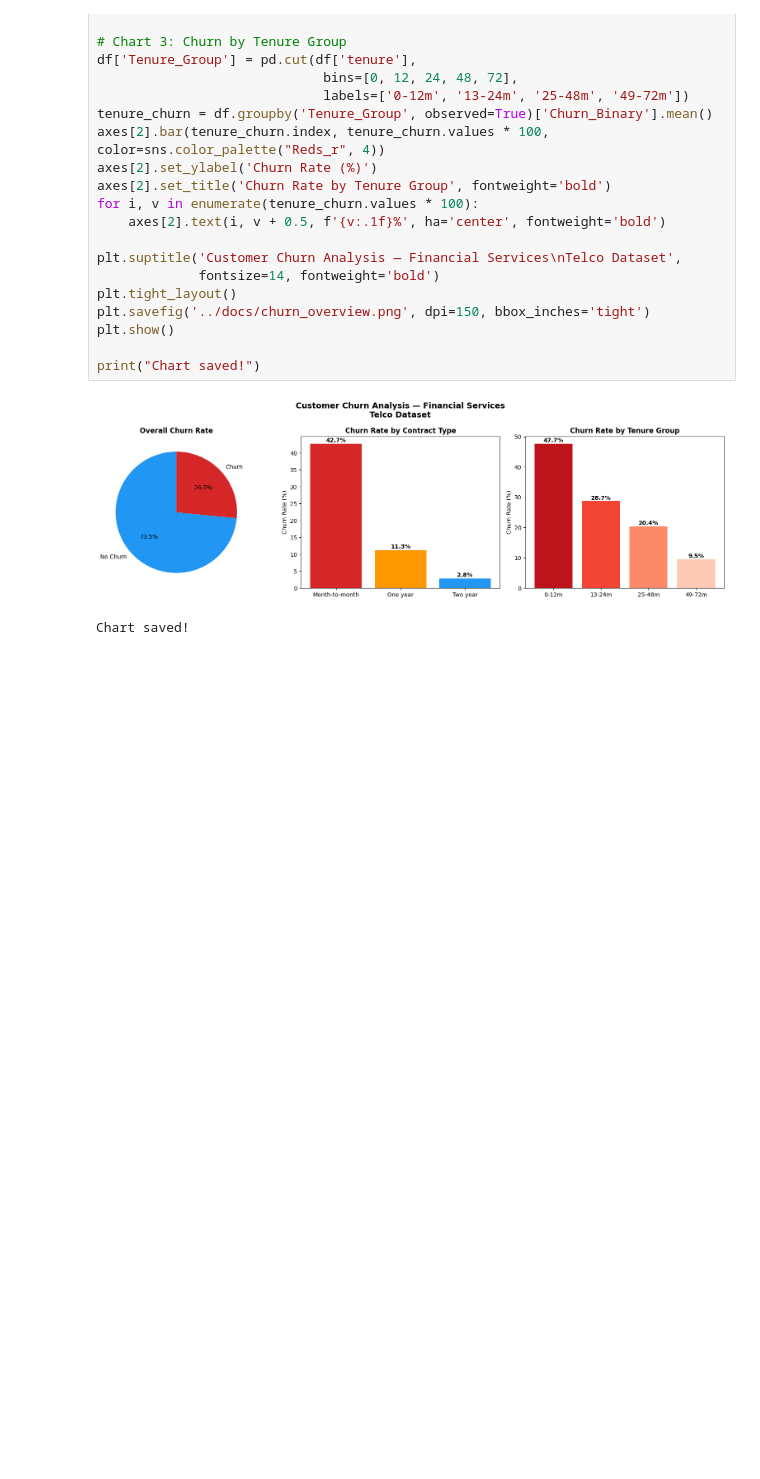
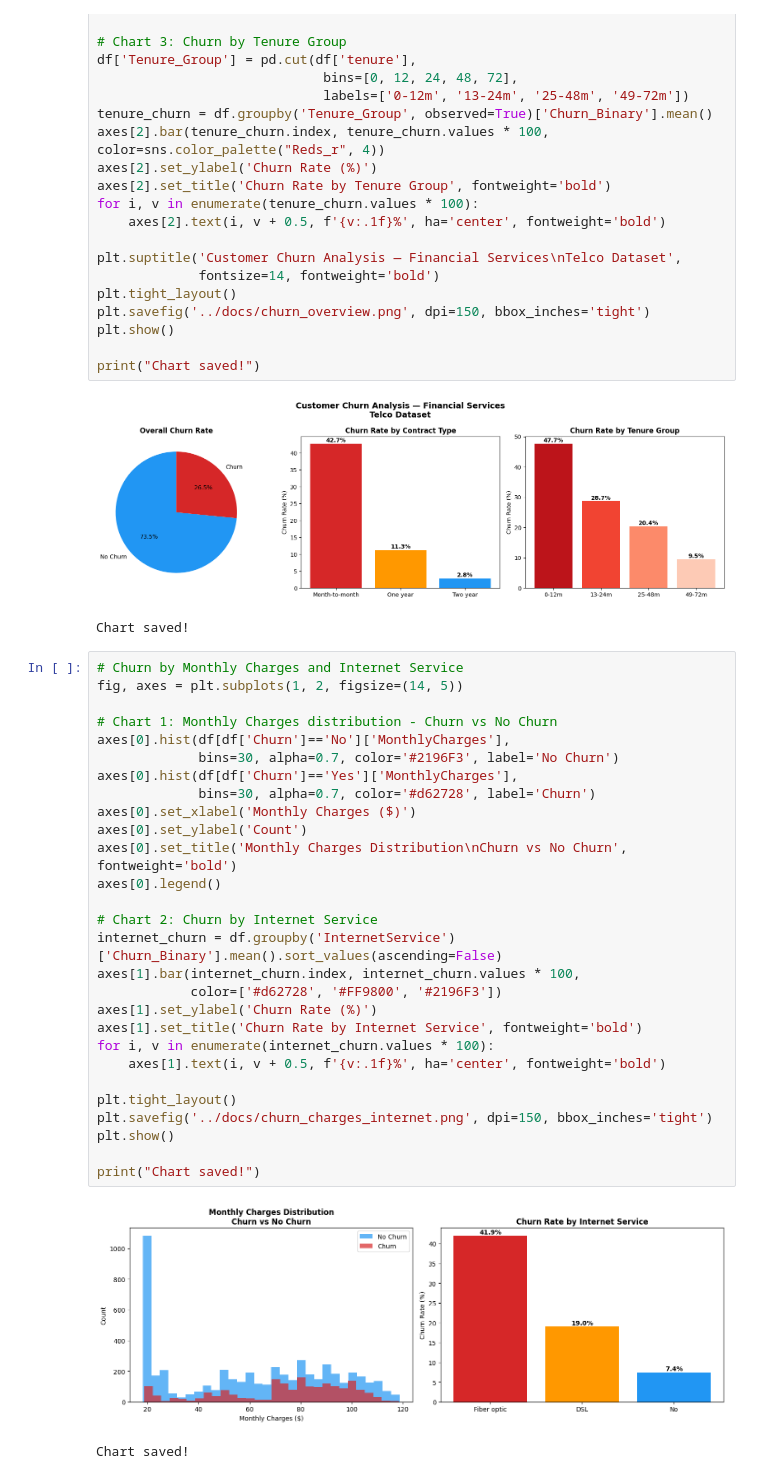
Before and after one commit to raianecostac-hub/customer-churn-analysis, a Jupyter notebook: notebooks/01_exploratory_analysis.ipynb, the cells around one changed output. Drawn from its saved outputs; the diff is of its cells as text; blank space fills up the shorter version.

Commit message:
complete Python analysis - churn overview, financial impact and risk factors

```diff
--- a/notebooks/01_exploratory_analysis.ipynb
+++ b/notebooks/01_exploratory_analysis.ipynb
@@ -127,3 +127,34 @@ print("Chart saved!")
 # %% [output]
 [figure]
 Chart saved!
+# %%
+# Churn by Monthly Charges and Internet Service
+fig, axes = plt.subplots(1, 2, figsize=(14, 5))
+
+# Chart 1: Monthly Charges distribution - Churn vs No Churn
+axes[0].hist(df[df['Churn']=='No']['MonthlyCharges'],
+             bins=30, alpha=0.7, color='#2196F3', label='No Churn')
+axes[0].hist(df[df['Churn']=='Yes']['MonthlyCharges'],
+             bins=30, alpha=0.7, color='#d62728', label='Churn')
+axes[0].set_xlabel('Monthly Charges ($)')
+axes[0].set_ylabel('Count')
+axes[0].set_title('Monthly Charges Distribution\nChurn vs No Churn', fontweight='bold')
+axes[0].legend()
+
+# Chart 2: Churn by Internet Service
+internet_churn = df.groupby('InternetService')['Churn_Binary'].mean().sort_values(ascending=False)
+axes[1].bar(internet_churn.index, internet_churn.values * 100,
+            color=['#d62728', '#FF9800', '#2196F3'])
+axes[1].set_ylabel('Churn Rate (%)')
+axes[1].set_title('Churn Rate by Internet Service', fontweight='bold')
+for i, v in enumerate(internet_churn.values * 100):
+    axes[1].text(i, v + 0.5, f'{v:.1f}%', ha='center', fontweight='bold')
+
+plt.tight_layout()
+plt.savefig('../docs/churn_charges_internet.png', dpi=150, bbox_inches='tight')
+plt.show()
+
+print("Chart saved!")
+# %% [output]
+[figure, added]
+Chart saved!
```
Also changed, not shown: parts of 5 cells of this notebook, 4 other files.
